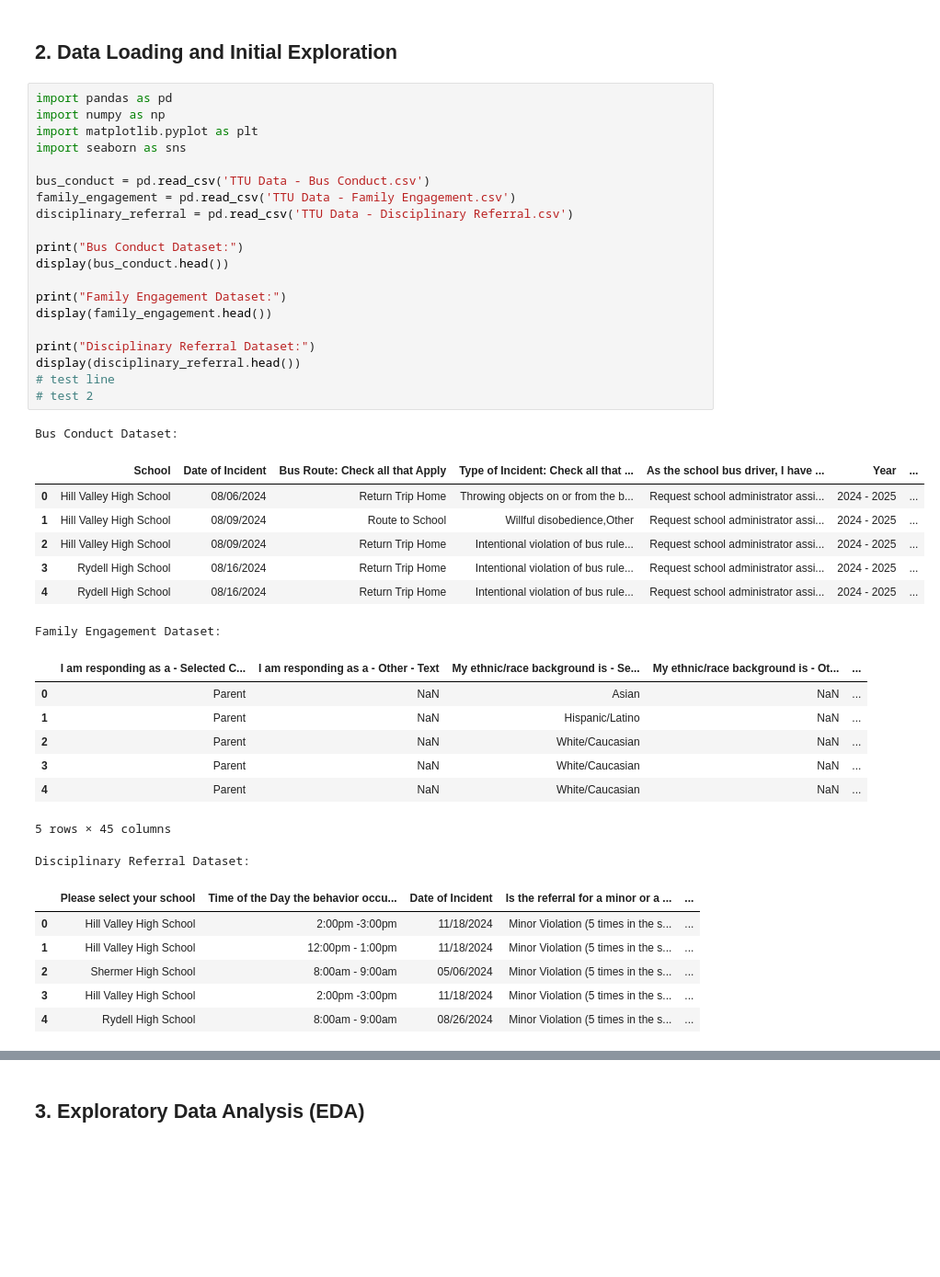
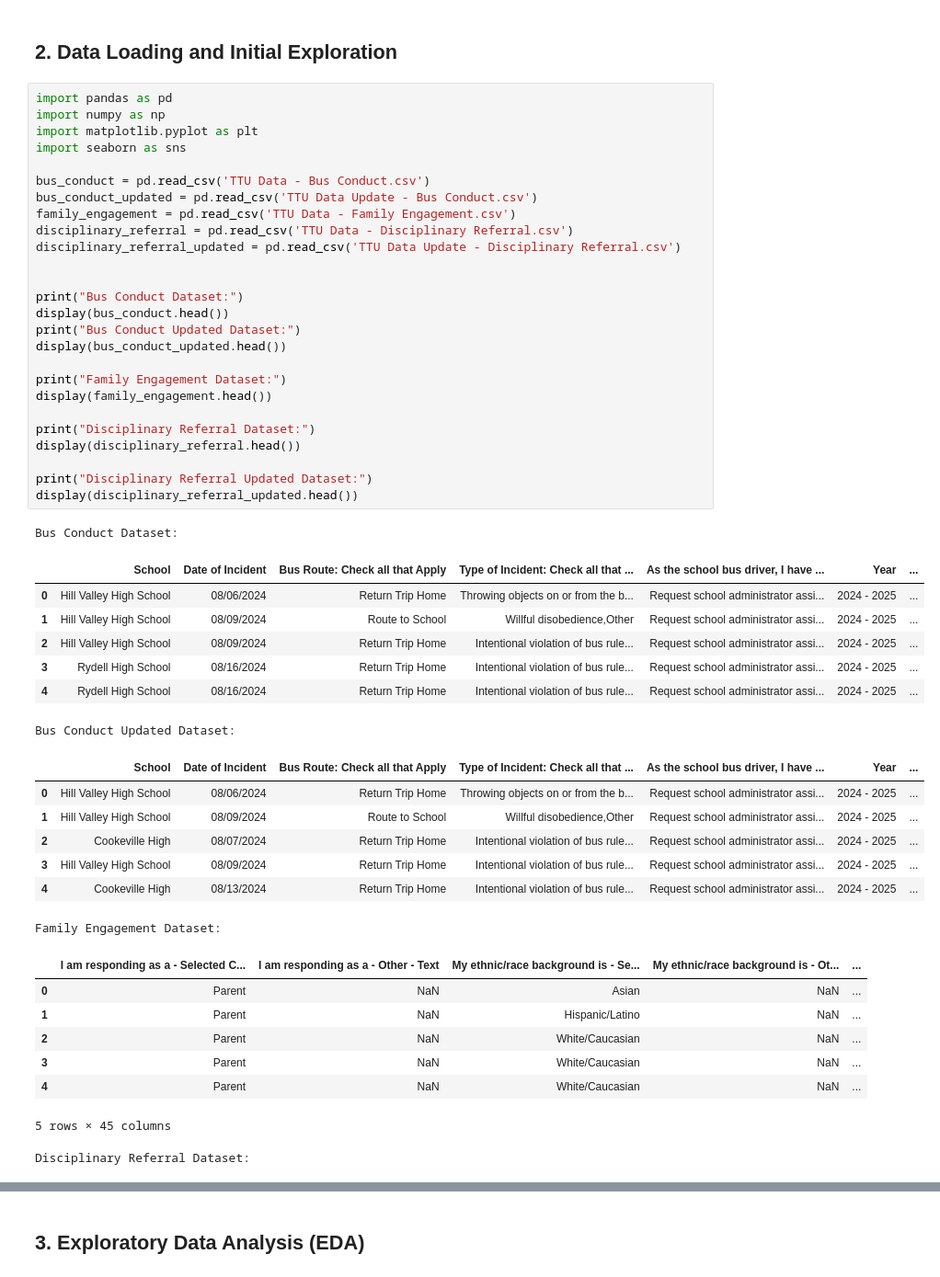
Before and after one commit to TDRobertson/student-referral-predictor, a Jupyter notebook: Behavioral_Disruptions_EDA.ipynb, the cells around one changed output, grey strips where cells are left out. Shown at 92% size. Drawn from its saved outputs; the diff is of its cells as text; blank space fills up the shorter version.

```diff
--- a/Behavioral_Disruptions_EDA.ipynb
+++ b/Behavioral_Disruptions_EDA.ipynb
@@ -27,43 +33,50 @@ This notebook documents our team's effort to predict and analyze student behavio
 # %%
 import pandas as pd
 import numpy as np
 import matplotlib.pyplot as plt
 import seaborn as sns
 
 bus_conduct = pd.read_csv('TTU Data - Bus Conduct.csv')
+bus_conduct_updated = pd.read_csv('TTU Data Update - Bus Conduct.csv')
 family_engagement = pd.read_csv('TTU Data - Family Engagement.csv')
 disciplinary_referral = pd.read_csv('TTU Data - Disciplinary Referral.csv')
+disciplinary_referral_updated = pd.read_csv('TTU Data Update - Disciplinary Referral.csv')
+
 
 print("Bus Conduct Dataset:")
 display(bus_conduct.head())
+print("Bus Conduct Updated Dataset:")
+display(bus_conduct_updated.head())
 
 print("Family Engagement Dataset:")
 display(family_engagement.head())
 
 print("Disciplinary Referral Dataset:")
 display(disciplinary_referral.head())
-# test line
-# test 2
+
+print("Disciplinary Referral Updated Dataset:")
+display(disciplinary_referral_updated.head())
 # %% [output]
 Bus Conduct Dataset:
 |  | School | Date of Incident | Bus Route: Check all that Apply | Type of Incident: Check all that ... | As the school bus driver, I have ... | Year | ... |
 | 0 | Hill Valley High School | 08/06/2024 | Return Trip Home | Throwing objects on or from the b... | Request school administrator assi... | 2024 - 2025 | ... |
 | 1 | Hill Valley High School | 08/09/2024 | Route to School | Willful disobedience,Other | Request school administrator assi... | 2024 - 2025 | ... |
 | 2 | Hill Valley High School | 08/09/2024 | Return Trip Home | Intentional violation of bus rule... | Request school administrator assi... | 2024 - 2025 | ... |
 | 3 | Rydell High School | 08/16/2024 | Return Trip Home | Intentional violation of bus rule... | Request school administrator assi... | 2024 - 2025 | ... |
 | 4 | Rydell High School | 08/16/2024 | Return Trip Home | Intentional violation of bus rule... | Request school administrator assi... | 2024 - 2025 | ... |
-Family Engagement Dataset:
+Bus Conduct Updated Dataset:
-|  | I am responding as a - Selected C... | I am responding as a - Other - Text | My ethnic/race background is - Se... | My ethnic/race background is - Ot... | ... |
-| 0 | Parent | NaN | Asian | NaN | ... |
-| 1 | Parent | NaN | Hispanic/Latino | NaN | ... |
-| 2 | Parent | NaN | White/Caucasian | NaN | ... |
-| 3 | Parent | NaN | White/Caucasian | NaN | ... |
-| 4 | Parent | NaN | White/Caucasian | NaN | ... |
+|  | School | Date of Incident | Bus Route: Check all that Apply | Type of Incident: Check all that ... | As the school bus driver, I have ... | Year | ... |
+| 0 | Hill Valley High School | 08/06/2024 | Return Trip Home | Throwing objects on or from the b... | Request school administrator assi... | 2024 - 2025 | ... |
+| 1 | Hill Valley High School | 08/09/2024 | Route to School | Willful disobedience,Other | Request school administrator assi... | 2024 - 2025 | ... |
+| 2 | Cookeville High | 08/07/2024 | Return Trip Home | Intentional violation of bus rule... | Request school administrator assi... | 2024 - 2025 | ... |
+| 3 | Hill Valley High School | 08/09/2024 | Return Trip Home | Intentional violation of bus rule... | Request school administrator assi... | 2024 - 2025 | ... |
+| 4 | Cookeville High | 08/13/2024 | Return Trip Home | Intentional violation of bus rule... | Request school administrator assi... | 2024 - 2025 | ... |
-5 rows × 45 columns
+Family Engagement Dataset:
+|  | I am responding as a - Selected C... | I am responding as a - Other - Text | My ethnic/race background is - Se... | My ethnic/race background is - Ot... | ... |
+| 0 | Parent | NaN | Asian | NaN | ... |
+| 1 | Parent | NaN | Hispanic/Latino | NaN | ... |
+| 2 | Parent | NaN | White/Caucasian | NaN | ... |
+| 3 | Parent | NaN | White/Caucasian | NaN | ... |
+| 4 | Parent | NaN | White/Caucasian | NaN | ... |
-Disciplinary Referral Dataset:
+5 rows × 45 columns
-|  | Please select your school | Time of the Day the behavior occu... | Date of Incident | Is the referral for a minor or a ... | ... |
-| 0 | Hill Valley High School | 2:00pm -3:00pm | 11/18/2024 | Minor Violation (5 times in the s... | ... |
-| 1 | Hill Valley High School | 12:00pm - 1:00pm | 11/18/2024 | Minor Violation (5 times in the s... | ... |
-| 2 | Shermer High School | 8:00am - 9:00am | 05/06/2024 | Minor Violation (5 times in the s... | ... |
-| 3 | Hill Valley High School | 2:00pm -3:00pm | 11/18/2024 | Minor Violation (5 times in the s... | ... |
-| 4 | Rydell High School | 8:00am - 9:00am | 08/26/2024 | Minor Violation (5 times in the s... | ... |
+Disciplinary Referral Dataset:
```
Also changed, not shown: parts of 3 cells of this notebook, 2 other files.
